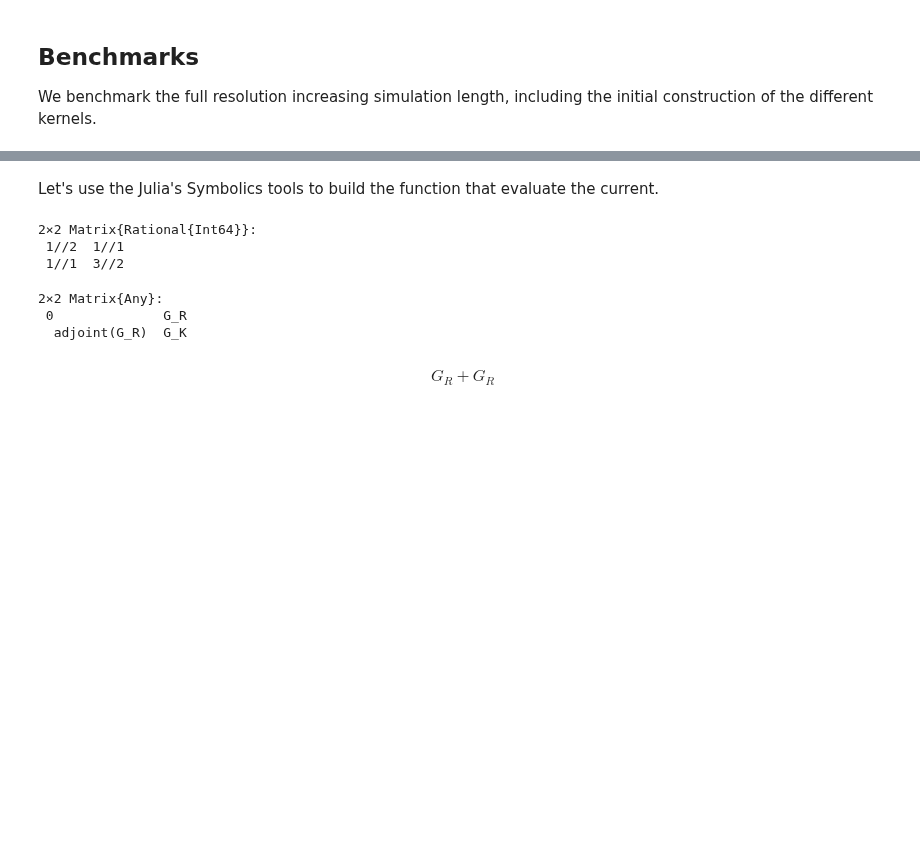
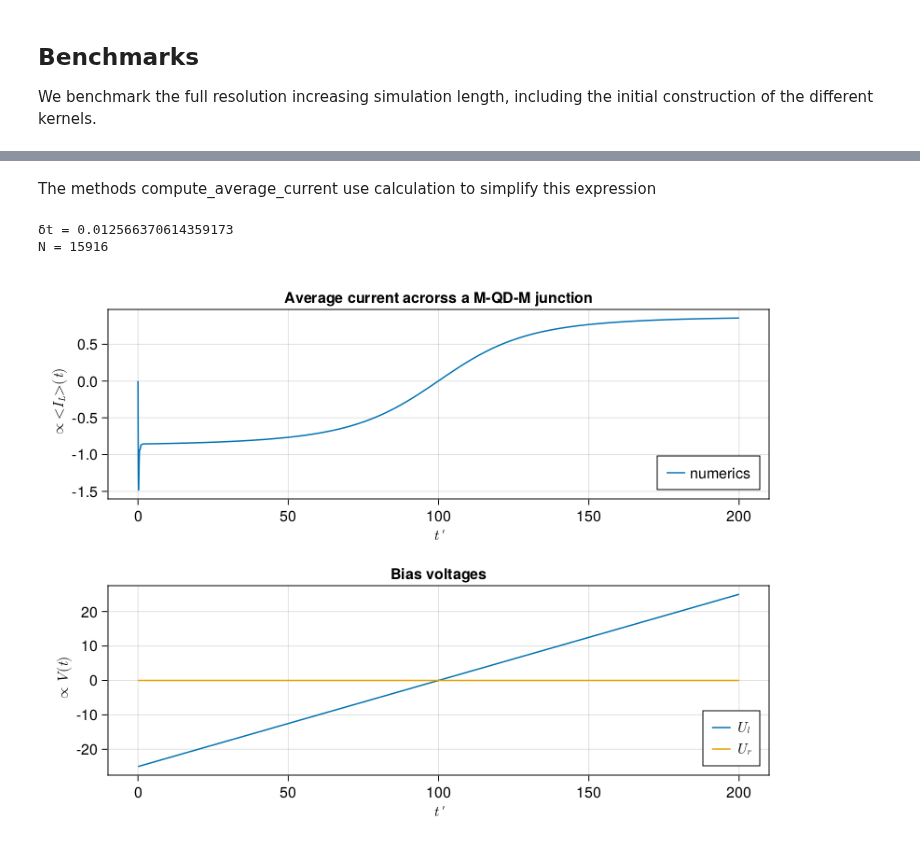
Before and after one commit to BaptisteLamic/NonEquilibriumGreenFunction.jl, a Jupyter notebook: examples/MQDM_junction.ipynb, the cells around one changed output, grey strips where cells are left out. Saved outputs shown, nothing was run; the diff lists cells and outputs as text; code cells hidden in the pictures; blank space fills up the shorter version.

Commit message:
Working example of current accross a MQDM junction

```diff
--- a/examples/MQDM_junction.ipynb
+++ b/examples/MQDM_junction.ipynb
@@ -227,27 +225,45 @@ In this same representation, we have:
 		2 & 3
 	\end{pmatrix}
 \end{equation}
-# %% [markdown]
-Let's use the Julia's Symbolics tools to build the function that evaluate the current.
-# %%
-using Symbolics
-@variables G_R::Kernel G_K::Kernel
-@variables Σ_R::Kernel Σ_K::Kernel
-τz = [1 2; 2 3]//2
-# %% [output]
-2×2 Matrix{Rational{Int64}}:
- 1//2  1//1
- 1//1  3//2
-# %%
-G = [0 G_R; G_R' G_K]
-# %% [output]
-2×2 Matrix{Any}:
- 0              G_R
-  adjoint(G_R)  G_K
-# %%
-G_R+G_R
-# %% [output]
-$$ \begin{equation}
-G_{R} + G_{R}
-\end{equation}
- $$
+# %% [markdown]
+The methods compute_average_current use calculation to simplify this expression
+# %%
+using QuadGK
+Tmax = 200
+Vmax = 50
+Ur(t) = 0
+Ul(t) = Vmax * (t / Tmax - 1 // 2)
+δt = 0.1 * 2π / Vmax
+@show δt
+p = Junction.Parameters(
+    δt=δt,
+    T=Tmax,
+    ϕl=t -> quadgk(Ul, 0, t)[1],
+    ϕr=t -> quadgk(Ur, 0, t)[1]
+)
+println("N = $(Junction.axis(p)|> length)")
+results = Junction.simulate_junction(p, cpr=HssCompression());
+iavr = Junction.compute_average_current(results)
+function plot_results(iavr,Ul,Ur)
+    f = Figure()
+    #retarded Green function
+    f_ax = Axis(f[1, 1], title="Average current acrorss a M-QD-M junction", xlabel=L"t'", ylabel=L"\propto <I_L>(t)")
+    ax = Junction.axis(p) |> collect
+    lines!(f_ax, ax, real.(iavr),label  = "numerics")
+
+    axislegend(position = :rb)
+    #Bias
+    f_ax = Axis(f[2, 1], title="Bias voltages", xlabel=L"t'", ylabel=L"\propto V(t)")
+    ax = Junction.axis(p) |> collect
+    lines!(f_ax, ax, Ul.(ax),label = L"U_l")
+    lines!(f_ax, ax, Ur.(ax),label = L"U_r")
+    axislegend(position = :rb)
+    f
+end
+f = plot_results(iavr,Ul,Ur)
+save("average_current_QD.svg",f)
+f
+# %% [output]
+δt = 0.012566370614359173
+N = 15916
+[figure, added]
```
Also changed, not shown: parts of 10 cells of this notebook, 6 other files.
